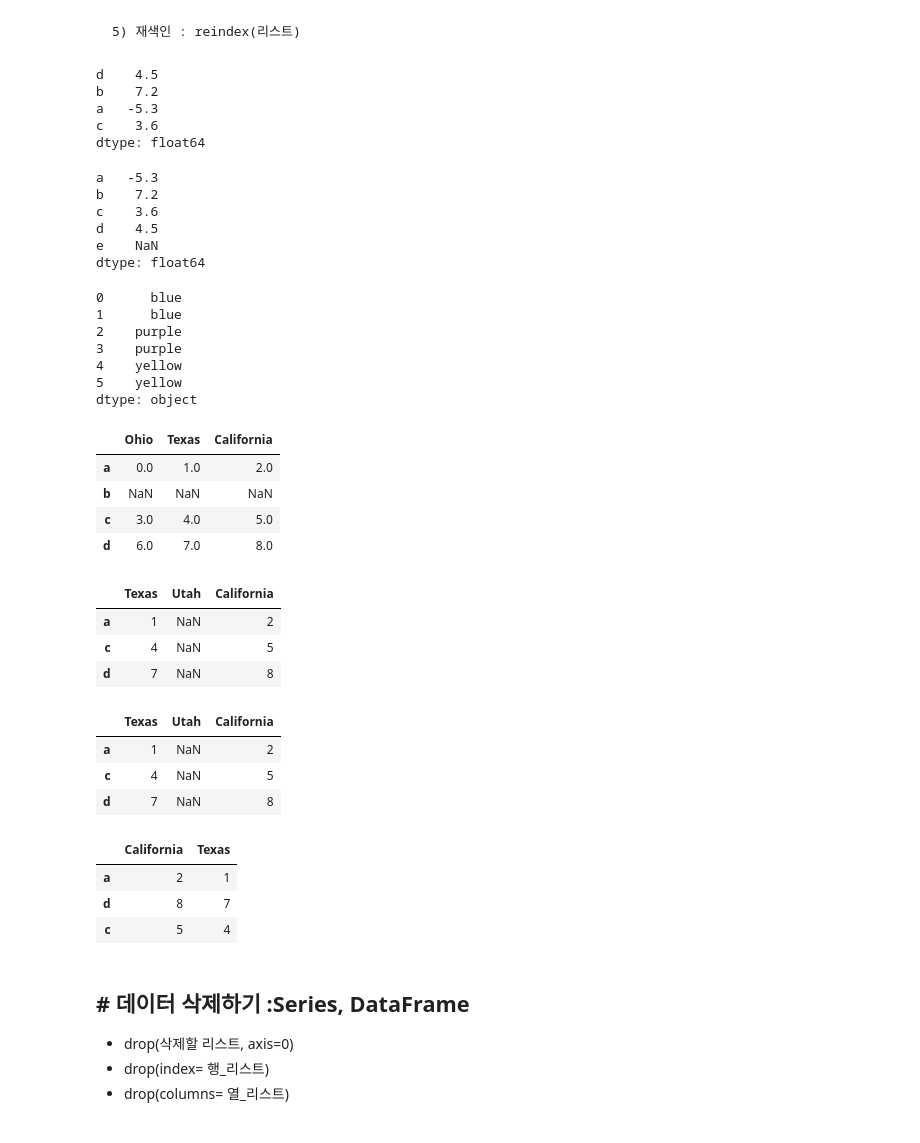
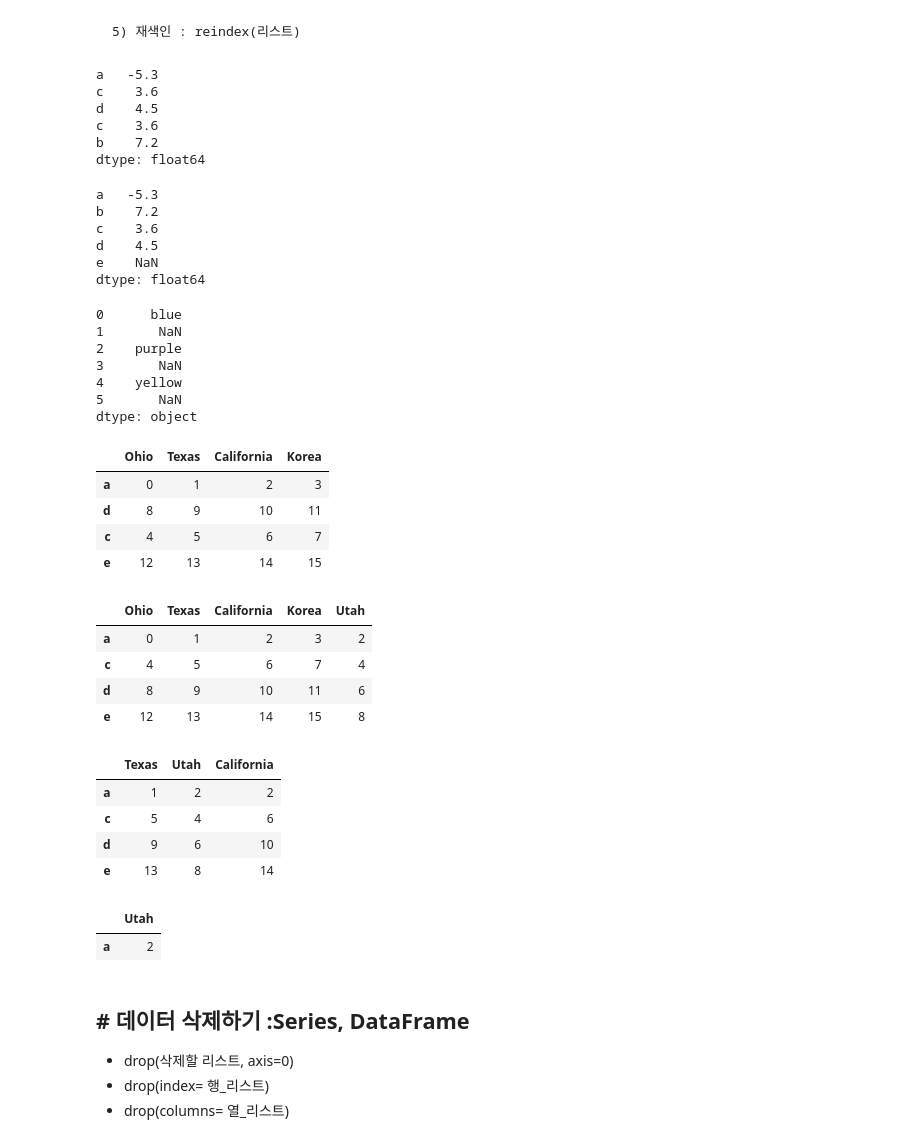
Before and after one commit to novoodi/python_basic_2, a Jupyter notebook: ch05_update_class.ipynb, the cells around one changed output. Drawn from its saved outputs; the diff is of its cells as text; code cells hidden in the pictures.

```diff
--- a/ch05_update_class.ipynb
+++ b/ch05_update_class.ipynb
@@ -1355,12 +1344,13 @@ Index(['year', 'state', 'pop', 'debt'], dtype='object')
     5) 재색인 : reindex(리스트)
 # %%
 obj = pd.Series([4.5, 7.2, -5.3, 3.6], index=["d", "b", "a", "c"])
-obj
+obj.reindex(["a","c","d","c","b"])
 # %% [output]
-d    4.5
-b    7.2
 a   -5.3
 c    3.6
+d    4.5
+c    3.6
+b    7.2
 dtype: float64
 # %%
 obj2 = obj.reindex(["a", "b", "c", "d", "e"])
@@ -1375,50 +1365,58 @@ dtype: float64
 # %%
 obj3 = pd.Series(["blue", "purple", "yellow"], index=[0, 2, 4])
 obj3
-obj3.reindex(np.arange(6), method="ffill")
+obj3.reindex(np.arange(6), fill_value=None)
+# ffill 또는 pad: 누락된 값을 직전의 유효한 값으로 채웁니다.
+# bfill 또는 backfill: 누락된 값을 다음 유효한 값으로 채웁니다.
+# nearest: 가장 가까운 인덱스의 값을 사용하여 채웁니다.
+# None: 인덱스를 재배열할 때 누락된 값을 채우지 않습니다.
 # %% [output]
 0      blue
-1      blue
+1       NaN
 2    purple
-3    purple
+3       NaN
 4    yellow
-5    yellow
+5       NaN
 dtype: object
 # %%
-frame = pd.DataFrame(np.arange(9).reshape((3, 3)),
-                     index=["a", "c", "d"],
-                     columns=["Ohio", "Texas", "California"])
+frame = pd.DataFrame(np.arange(16).reshape((4,4)),
+                     index=["a", "c", "d","e"],
+                     columns=["Ohio", "Texas", "California","Korea"])
 frame
-frame2 = frame.reindex(index=["a", "b", "c", "d"])
+frame2 = frame.reindex(index=["a", "d", "c", "e"])
 frame2
 # %% [output]
-|  | Ohio | Texas | California |
-| a | 0.0 | 1.0 | 2.0 |
-| b | NaN | NaN | NaN |
-| c | 3.0 | 4.0 | 5.0 |
-| d | 6.0 | 7.0 | 8.0 |
+|  | Ohio | Texas | California | Korea |
+| a | 0 | 1 | 2 | 3 |
+| d | 8 | 9 | 10 | 11 |
+| c | 4 | 5 | 6 | 7 |
+| e | 12 | 13 | 14 | 15 |
 # %%
 states = ["Texas", "Utah", "California"]
-frame.reindex(columns=states)
+frame.reindex(columns=states).reindex(index=["a", "d", "c", "e"])
+frame["Utah"] = [2,4,6,8]
+frame
 # %% [output]
-|  | Texas | Utah | California |
-| a | 1 | NaN | 2 |
-| c | 4 | NaN | 5 |
-| d | 7 | NaN | 8 |
+|  | Ohio | Texas | California | Korea | Utah |
+| a | 0 | 1 | 2 | 3 | 2 |
+| c | 4 | 5 | 6 | 7 | 4 |
+| d | 8 | 9 | 10 | 11 | 6 |
+| e | 12 | 13 | 14 | 15 | 8 |
 # %%
-frame.reindex(states, axis="columns")
+frame.reindex(states, axis=1)
 # %% [output]
 |  | Texas | Utah | California |
-| a | 1 | NaN | 2 |
-| c | 4 | NaN | 5 |
-| d | 7 | NaN | 8 |
+| a | 1 | 2 | 2 |
+| c | 5 | 4 | 6 |
+| d | 9 | 6 | 10 |
+| e | 13 | 8 | 14 |
 # %%
-frame.loc[["a", "d", "c"], ["California", "Texas"]]
+frame.loc[["a"], ["California", "Texas"]]
+frame[["California", "Texas"]].loc[['a']]
+frame.loc[['a'],["Utah"]]
 # %% [output]
-|  | California | Texas |
-| a | 2 | 1 |
-| d | 8 | 7 |
-| c | 5 | 4 |
+|  | Utah |
+| a | 2 |
 # %% [markdown]
 ## # 데이터 삭제하기 :Series, DataFrame
 * drop(삭제할 리스트, axis=0)
```
Also changed, not shown: parts of 107 cells of this notebook, 1 other file.
